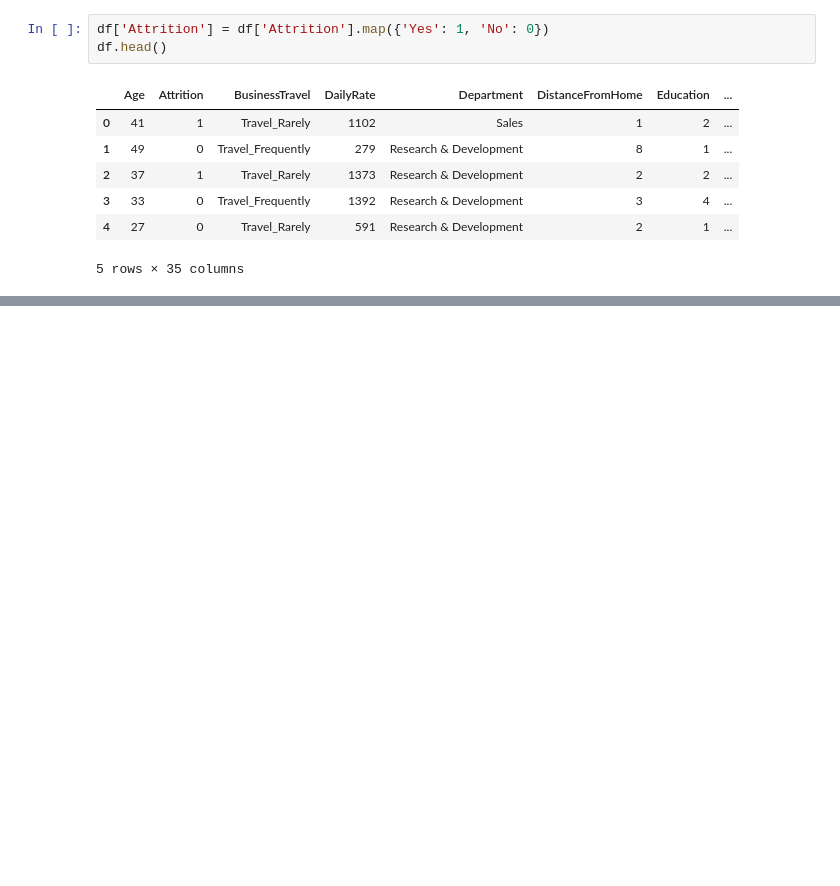
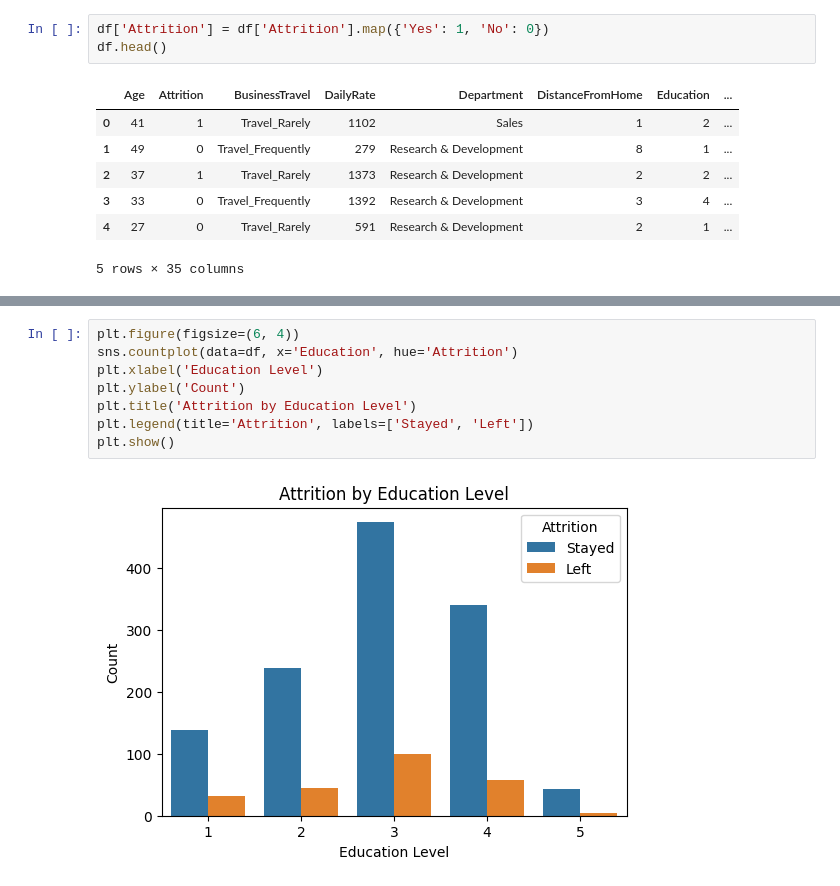
Before and after one commit to KiruluVidhumina/EmployeeAttritionAI, a Jupyter notebook: notebooks/employee_attrition_prediction.ipynb, the cells around one changed output, grey strips where cells are left out. Saved outputs shown, nothing was run; the diff lists cells and outputs as text; blank space fills up the shorter version.

```diff
--- a/notebooks/employee_attrition_prediction.ipynb
+++ b/notebooks/employee_attrition_prediction.ipynb
@@ -87,0 +160,10 @@ plot_attrition_histograms(df)
+# %%
+plt.figure(figsize=(6, 4))
+sns.countplot(data=df, x='Education', hue='Attrition')
+plt.xlabel('Education Level')
+plt.ylabel('Count')
+plt.title('Attrition by Education Level')
+plt.legend(title='Attrition', labels=['Stayed', 'Left'])
+plt.show()
+# %% [output]
+[figure, added]
```
Also changed, not shown: parts of 18 cells of this notebook.
